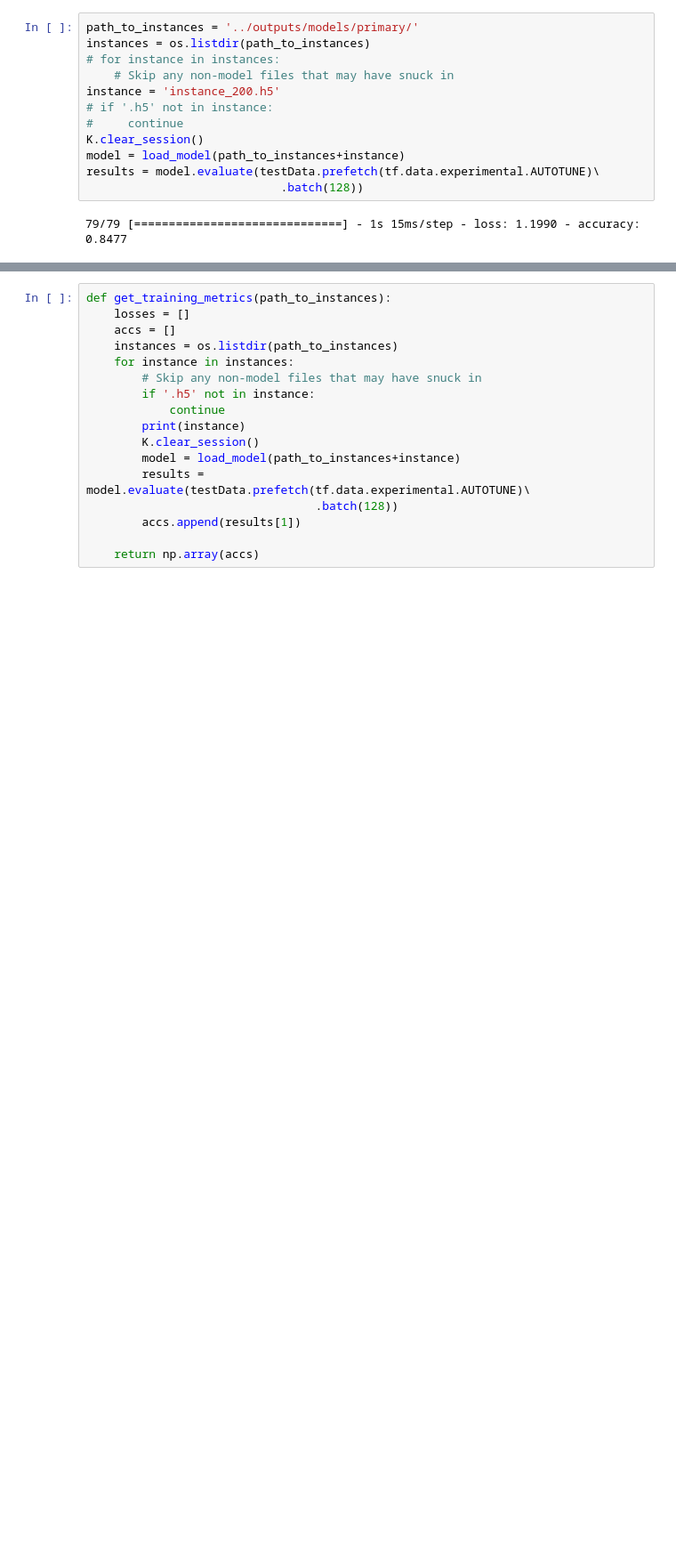
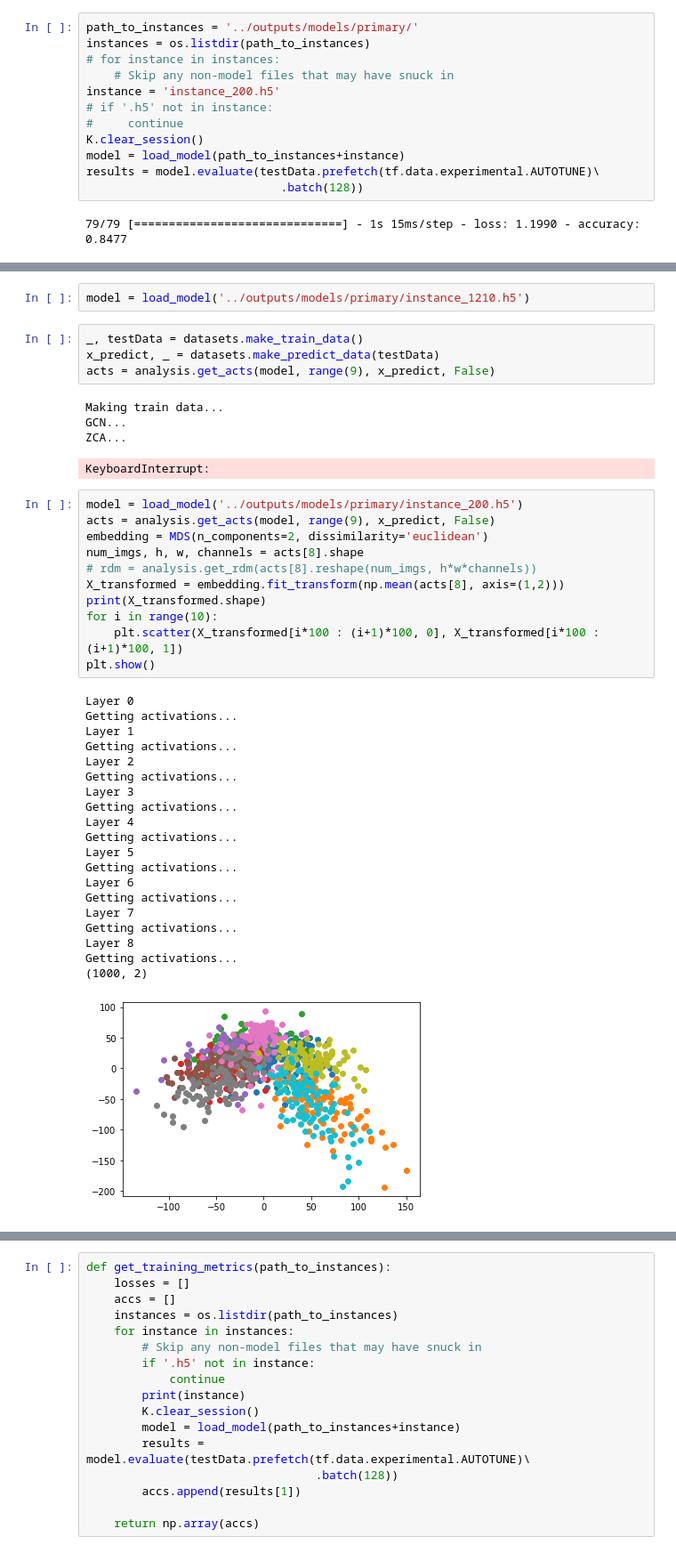
Before and after one commit to VandyCatLab/modelzoo, a Jupyter notebook: notebooks/Sandbox.ipynb, the cells around one changed output, grey strips where cells are left out. Shown at 89% size. Drawn from its saved outputs; the diff is of its cells as text; blank space fills up the shorter version.

```diff
--- a/notebooks/Sandbox.ipynb
+++ b/notebooks/Sandbox.ipynb
@@ -77,0 +51,43 @@ for instance in instances:
+# %%
+model = load_model('../outputs/models/primary/instance_1210.h5')
+# %%
+_, testData = datasets.make_train_data()
+x_predict, _ = datasets.make_predict_data(testData)
+acts = analysis.get_acts(model, range(9), x_predict, False)
+# %% [output]
+Making train data...
+GCN...
+ZCA...
+KeyboardInterrupt:
+# %%
+model = load_model('../outputs/models/primary/instance_200.h5')
+acts = analysis.get_acts(model, range(9), x_predict, False)
+embedding = MDS(n_components=2, dissimilarity='euclidean')
+num_imgs, h, w, channels = acts[8].shape
+# rdm = analysis.get_rdm(acts[8].reshape(num_imgs, h*w*channels))
+X_transformed = embedding.fit_transform(np.mean(acts[8], axis=(1,2)))
+print(X_transformed.shape)
+for i in range(10):
+    plt.scatter(X_transformed[i*100 : (i+1)*100, 0], X_transformed[i*100 : (i+1)*100, 1])
+plt.show()
+# %% [output]
+Layer 0
+Getting activations...
+Layer 1
+Getting activations...
+Layer 2
+Getting activations...
+Layer 3
+Getting activations...
+Layer 4
+Getting activations...
+Layer 5
+Getting activations...
+Layer 6
+Getting activations...
+Layer 7
+Getting activations...
+Layer 8
+Getting activations...
+(1000, 2)
+[figure, added]
```
Also changed, not shown: parts of 2 cells of this notebook, 1 other file.
